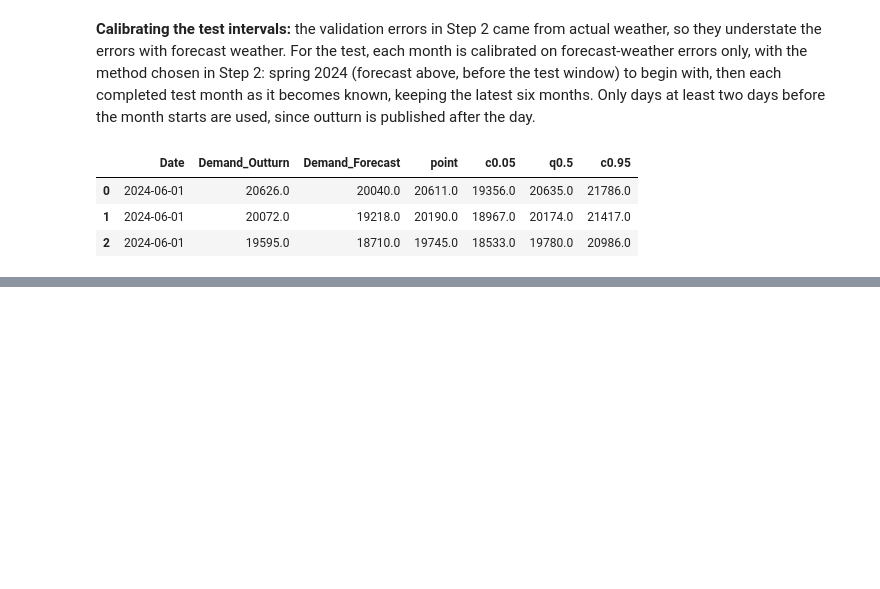
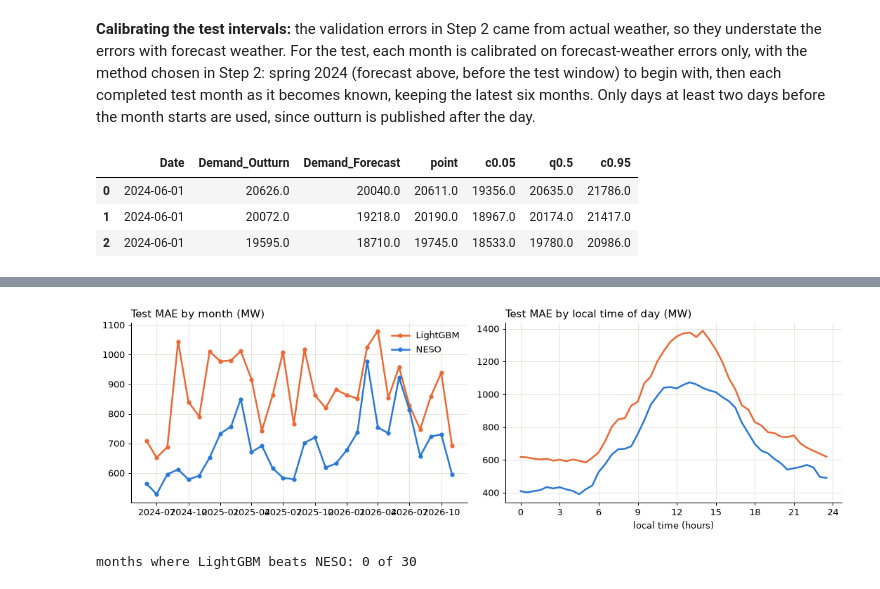
Before and after one commit to ansingh16/gb-demand-forecast, a Jupyter notebook: notebooks/08_calibration_and_test.ipynb, the cells around one changed output, grey strips where cells are left out. Cells and saved outputs as stored; diff of their text form; code cells hidden in the pictures; blank space fills up the shorter version.

Commit message:
test results against neso: special days, interval coverage, worst days

```diff
--- a/notebooks/08_calibration_and_test.ipynb
+++ b/notebooks/08_calibration_and_test.ipynb
@@ -288,0 +294,12 @@ test_run[["Date", "Demand_Outturn", "Demand_Forecast", "point", "c0.05", "q0.5",
+# %%
+def scores(forecast, actual):
+    error = forecast - actual
+    return pd.Series({"MAE": error.abs().mean(), "RMSE": np.sqrt((error ** 2).mean()),
+                      "MAPE": (error.abs() / actual).mean() * 100, "bias": error.mean()})
+
+
+y = test_run["Demand_Outturn"]
+print(f"{len(test_run):,} half-hours, {test_run['Date'].min()} to {test_run['Date'].max()}")
+pd.DataFrame({"NESO": scores(test_run["Demand_Forecast"], y),
+              "LightGBM point": scores(test_run["point"], y),
+              "LightGBM median (q0.5)": scores(test_run["q0.5"], y)}).T.round(1)
@@ -288,0 +312,14 @@ test_run[["Date", "Demand_Outturn", "Demand_Forecast", "point", "c0.05", "q0.5",
+# %%
+SEASONS = {12: "winter", 1: "winter", 2: "winter", 3: "spring", 4: "spring", 5: "spring",
+           6: "summer", 7: "summer", 8: "summer", 9: "autumn", 10: "autumn", 11: "autumn"}
+test_run["season"] = pd.to_datetime(test_run["Date"]).dt.month.map(SEASONS)
+test_run["part"] = block(test_run["slot"])
+abs_err = pd.DataFrame({"NESO": (test_run["Demand_Forecast"] - y).abs(), "LightGBM": (test_run["point"] - y).abs()})
+
+by_season = abs_err.groupby(test_run["season"]).mean().round(0)
+by_part = abs_err.groupby(test_run["part"]).mean().round(0)
+by_season["gap"] = by_season["LightGBM"] - by_season["NESO"]
+by_part["gap"] = by_part["LightGBM"] - by_part["NESO"]
+print(by_season.to_string())
+print()
+print(by_part.to_string())
@@ -288,0 +340,19 @@ test_run[["Date", "Demand_Outturn", "Demand_Forecast", "point", "c0.05", "q0.5",
+# %%
+monthly = abs_err.groupby(test_run["fold"]).mean()
+by_slot = abs_err.groupby(test_run["slot"] / 2).mean()
+
+fig, axes = plt.subplots(1, 2, figsize=(12, 3.8))
+for name, color in [("LightGBM", ORANGE), ("NESO", BLUE)]:
+    axes[0].plot(pd.to_datetime(monthly.index), monthly[name], color=color, marker="o", markersize=4, label=name)
+    axes[1].plot(by_slot.index, by_slot[name], color=color, label=name)
+axes[0].set_title("Test MAE by month (MW)", loc="left")
+axes[1].set_title("Test MAE by local time of day (MW)", loc="left")
+axes[1].set_xticks(range(0, 25, 3))
+axes[1].set_xlabel("local time (hours)")
+axes[0].legend(frameon=False)
+fig.tight_layout()
+plt.show()
+print("months where LightGBM beats NESO:", int((monthly["LightGBM"] < monthly["NESO"]).sum()), "of", len(monthly))
+# %% [output]
+[figure, added]
+months where LightGBM beats NESO: 0 of 30
```
Also changed, not shown: parts of 16 cells of this notebook.
